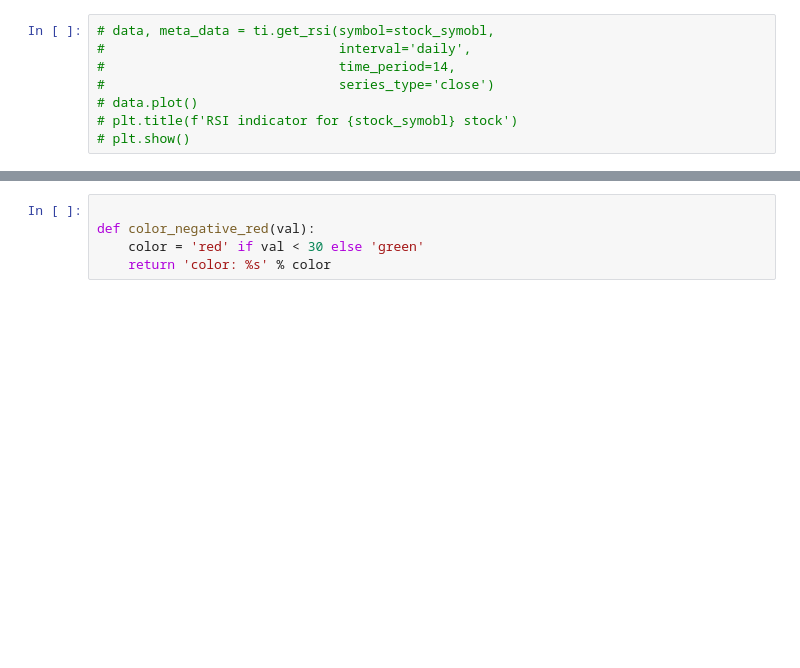
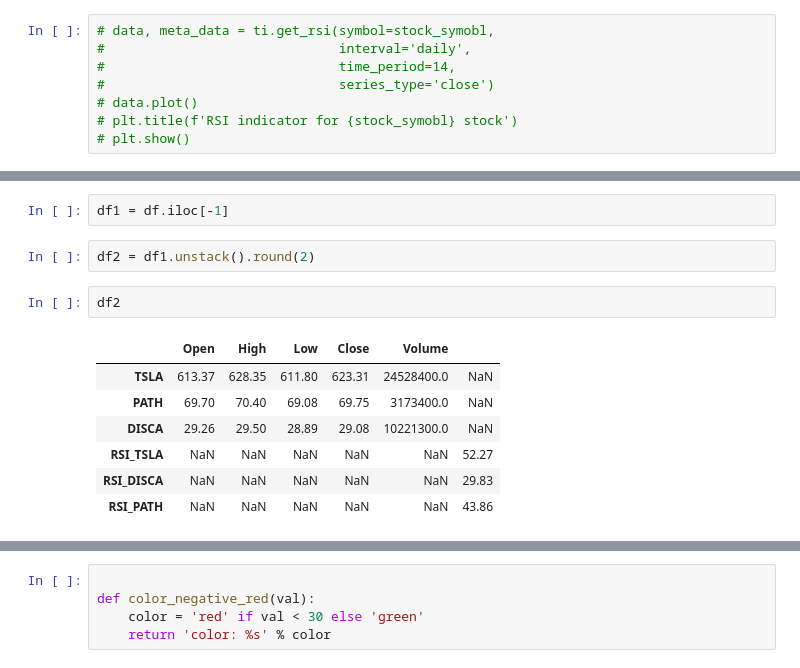
Before and after one commit to PetricaR/rev_app, a Jupyter notebook: nb_files/yahoo_finance.ipynb, the cells around one changed output, grey strips where cells are left out. Drawn from its saved outputs; the diff is of its cells as text; blank space fills up the shorter version.

```diff
--- a/nb_files/yahoo_finance.ipynb
+++ b/nb_files/yahoo_finance.ipynb
@@ -95,0 +153,14 @@ Abbreviations:
+# %%
+df1 = df.iloc[-1]
+# %%
+df2 = df1.unstack().round(2)
+# %%
+df2
+# %% [output]
+|  | Open | High | Low | Close | Volume |  |
+| TSLA | 613.37 | 628.35 | 611.80 | 623.31 | 24528400.0 | NaN |
+| PATH | 69.70 | 70.40 | 69.08 | 69.75 | 3173400.0 | NaN |
+| DISCA | 29.26 | 29.50 | 28.89 | 29.08 | 10221300.0 | NaN |
+| RSI_TSLA | NaN | NaN | NaN | NaN | NaN | 52.27 |
+| RSI_DISCA | NaN | NaN | NaN | NaN | NaN | 29.83 |
+| RSI_PATH | NaN | NaN | NaN | NaN | NaN | 43.86 |
```
Also changed, not shown: parts of 49 cells of this notebook, 1 other file.
